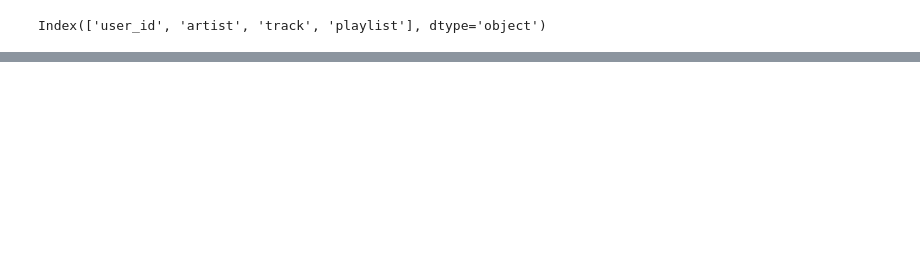
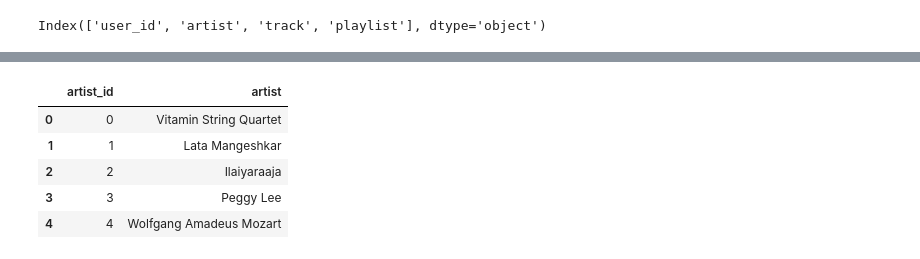
Before and after one commit to AntonisCSt/Music-Recommender-System, a Jupyter notebook: recommend_artist.ipynb, the cells around one changed output, grey strips where cells are left out. Saved outputs shown, nothing was run; the diff lists cells and outputs as text; code cells hidden in the pictures; blank space fills up the shorter version.

```diff
--- a/recommend_artist.ipynb
+++ b/recommend_artist.ipynb
@@ -43,0 +58,13 @@ df_playlist = df_playlist.groupby('artist').filter(lambda x : len(x)>=50)
+# %%
+#create a DF for artists and add artist id
+df_artist = pd.DataFrame(df_freq["artist"].unique())
+df_artist = df_artist.reset_index()
+df_artist = df_artist.rename(columns={'index':'artist_id', 0:'artist'})
+df_artist.head()
+# %% [output]
+|  | artist_id | artist |
+| 0 | 0 | Vitamin String Quartet |
+| 1 | 1 | Lata Mangeshkar |
+| 2 | 2 | Ilaiyaraaja |
+| 3 | 3 | Peggy Lee |
+| 4 | 4 | Wolfgang Amadeus Mozart |
```
Also changed, not shown: parts of 18 cells of this notebook.
